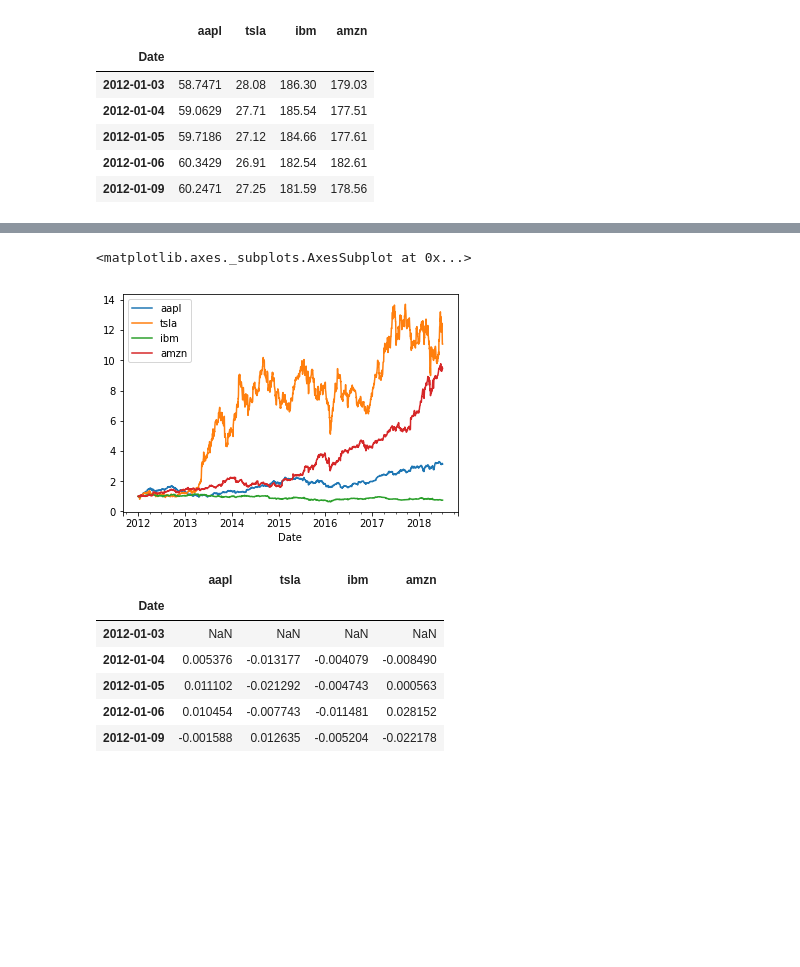
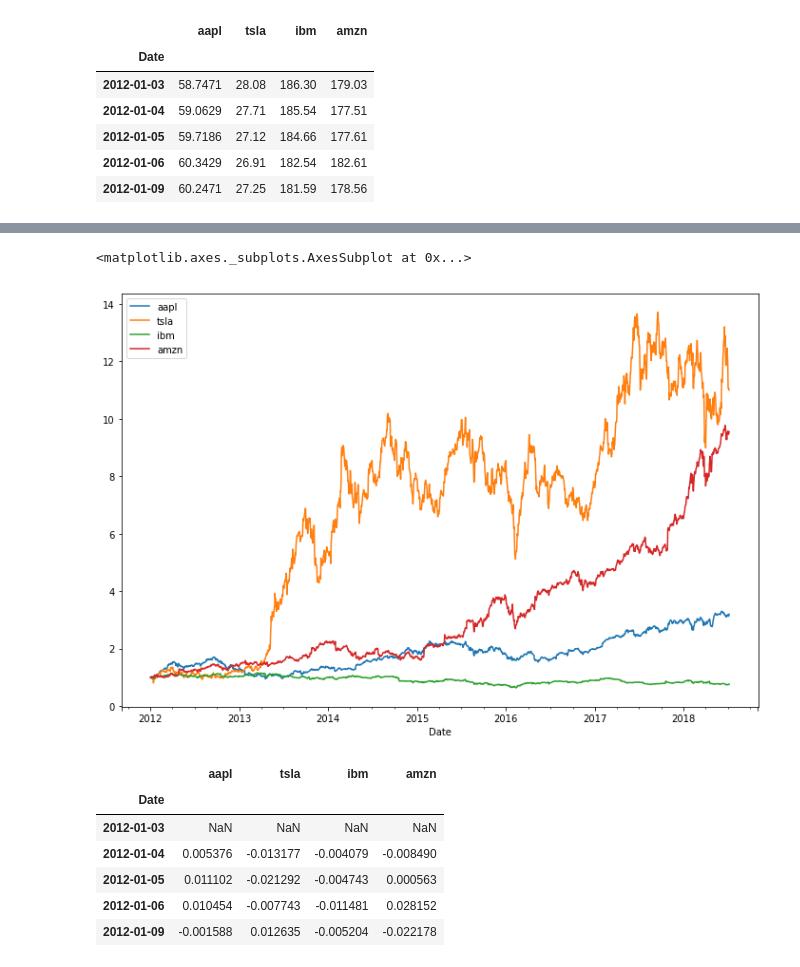
Before and after one commit to mrmushfiq/python_meets_finance, a Jupyter notebook: Portfolio_optimization/efficient_frontier_Portfolio_optimization.ipynb, the cells around one changed output, grey strips where cells are left out. Cells and saved outputs as stored; diff of their text form; code cells hidden in the pictures; blank space fills up the shorter version.

```diff
--- a/Portfolio_optimization/efficient_frontier_Portfolio_optimization.ipynb
+++ b/Portfolio_optimization/efficient_frontier_Portfolio_optimization.ipynb
@@ -82,10 +82,10 @@ stocks.pct_change(1).corr()
 # %%
 #Normalize
 stock_normed = stocks/stocks.iloc[0]
-stock_normed.plot()
+stock_normed.plot(figsize=(12,8))
 # %% [output]
 <matplotlib.axes._subplots.AxesSubplot at 0x...>
-[figure, old version]
+[figure, new version]
 # %%
 #Calculating daily returns using pandas method
 stock_daily_ret = stocks.pct_change(1)
```
Also changed, not shown: parts of 12 cells of this notebook, 3 other files.
